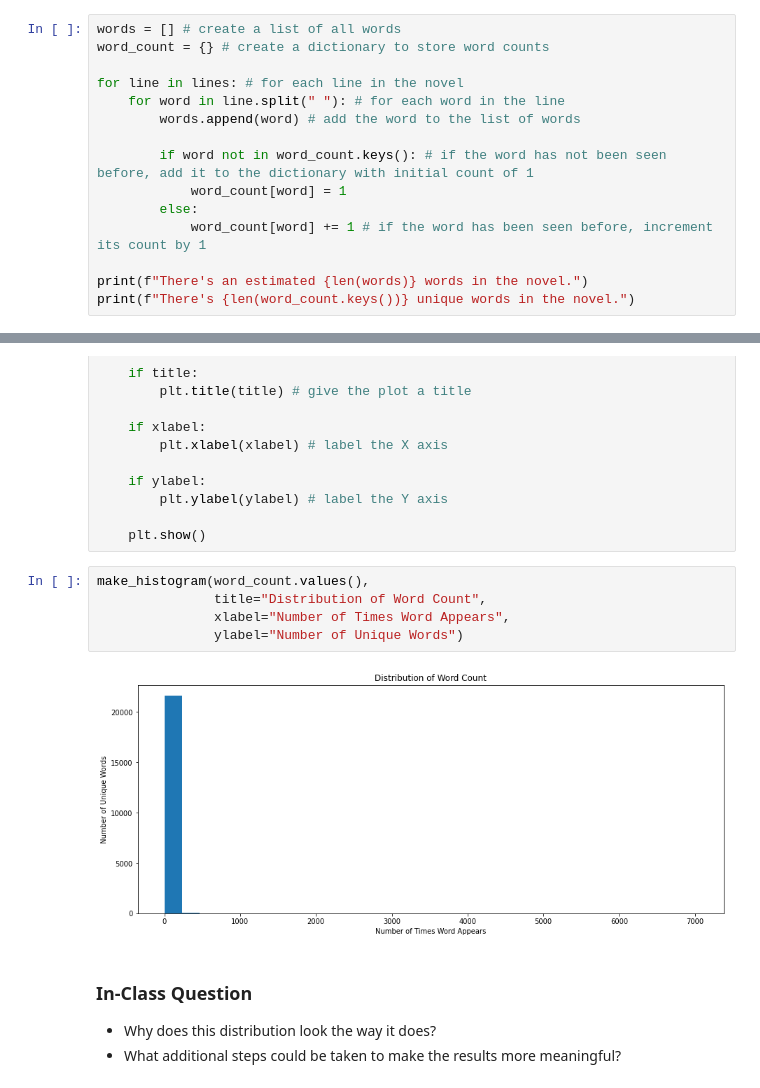
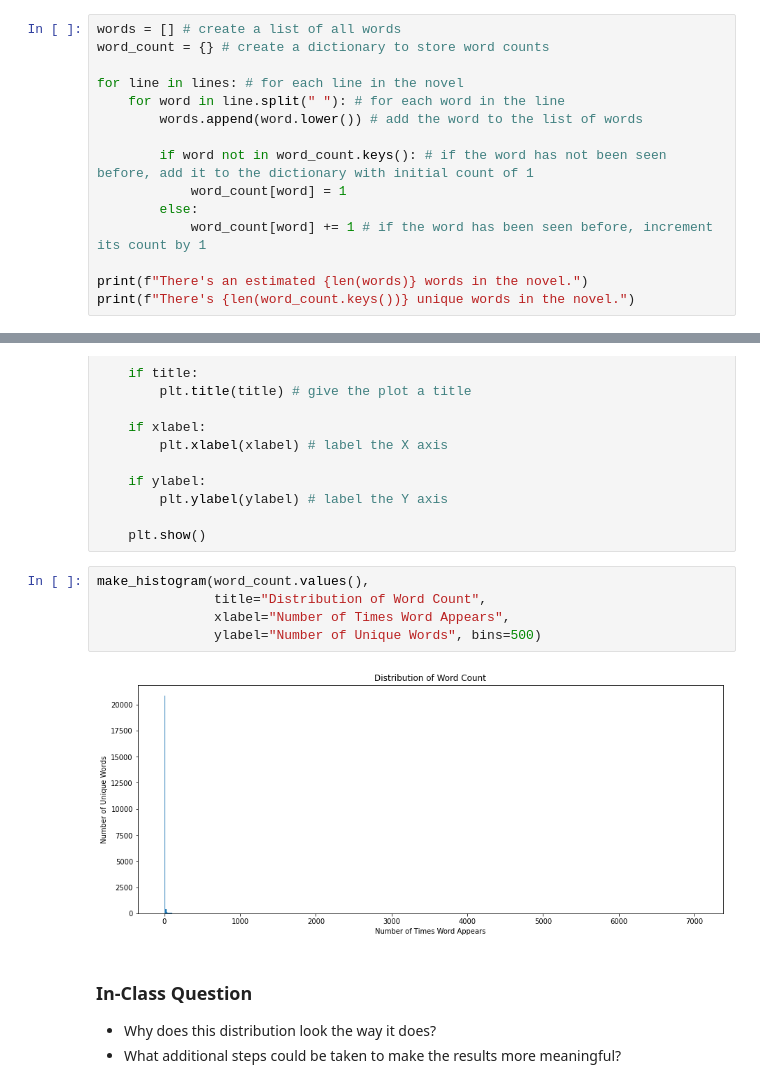
Before and after one commit to ychennay/dso-560-nlp-text-analytics, a Jupyter notebook: week1/Basic Python Operations for Working with Text (In Class).ipynb, the cells around one changed output, grey strips where cells are left out. Cells and saved outputs as stored; diff of their text form.

```diff
--- a/week1/Basic Python Operations for Working with Text (In Class).ipynb
+++ b/week1/Basic Python Operations for Working with Text (In Class).ipynb
@@ -200,7 +221,7 @@ word_count = {} # create a dictionary to store word counts
 
 for line in lines: # for each line in the novel
     for word in line.split(" "): # for each word in the line
-        words.append(word) # add the word to the list of words
+        words.append(word.lower()) # add the word to the list of words
 
         if word not in word_count.keys(): # if the word has not been seen before, add it to the dictionary with initial count of 1
             word_count[word] = 1
@@ -256,10 +301,10 @@ def make_histogram(values, title=None,xlabel=None,ylabel=None, bins=30, x_size=1
 # %%
 make_histogram(word_count.values(),
                title="Distribution of Word Count",
                xlabel="Number of Times Word Appears",
-               ylabel="Number of Unique Words")
+               ylabel="Number of Unique Words", bins=500)
 # %% [output]
-[figure, old version]
+[figure, new version]
 # %% [markdown]
 ### In-Class Question
 - Why does this distribution look the way it does?
```
Also changed, not shown: parts of 28 cells of this notebook, 16 other files.
